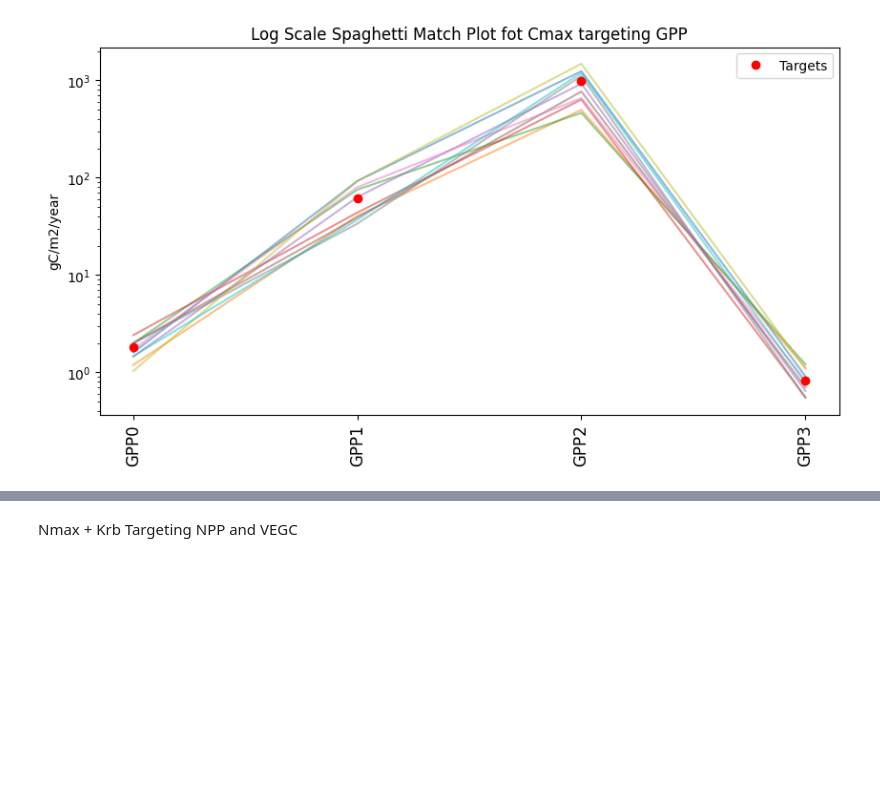
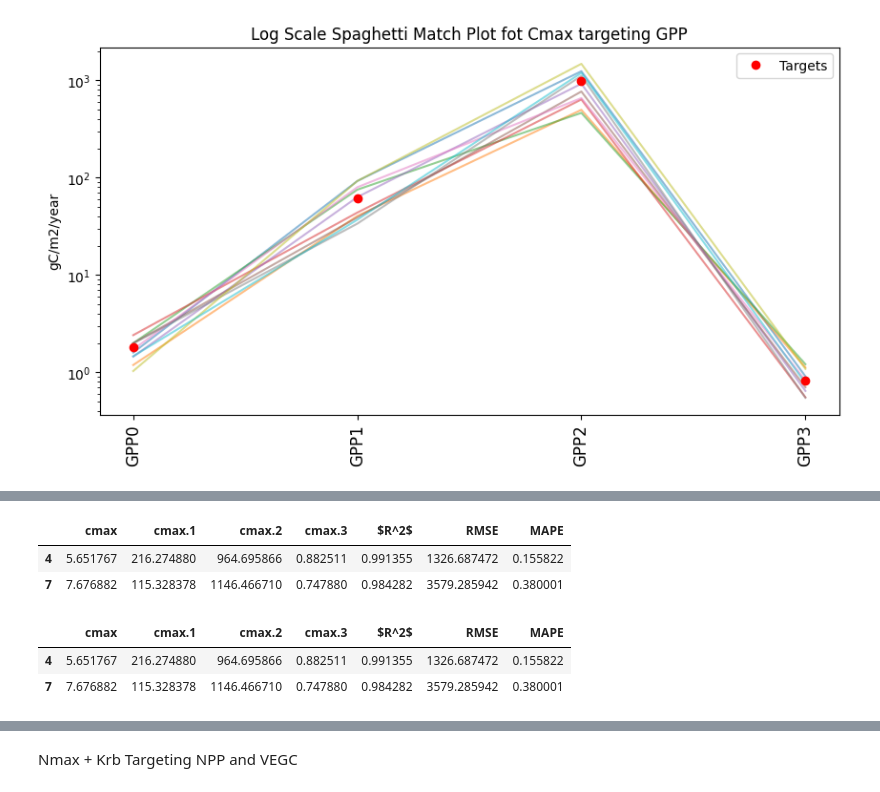
Before and after one commit to whrc/MADS-TEM-calibration, a Jupyter notebook: Template_SA_Figures.ipynb, the cells around one changed output, grey strips where cells are left out. Cells and saved outputs as stored; diff of their text form; code cells hidden in the pictures; blank space fills up the shorter version.

Commit message:
add error to tables, print ranges

```diff
--- a/Template_SA_Figures.ipynb
+++ b/Template_SA_Figures.ipynb
@@ -41,0 +44,15 @@ rmse=ut.plot_r2_rmse(df_model)
+# %%
+xparams, ymodel =  ut.get_params_r2_rmse(df_param,df_model,r2lim=0.97)
+xparams
+# %% [output]
+|  | cmax | cmax.1 | cmax.2 | cmax.3 | $R^2$ | RMSE | MAPE |
+| 4 | 5.651767 | 216.274880 | 964.695866 | 0.882511 | 0.991355 | 1326.687472 | 0.155822 |
+| 7 | 7.676882 | 115.328378 | 1146.466710 | 0.747880 | 0.984282 | 3579.285942 | 0.380001 |
+# %%
+best=xparams[xparams.MAPE<1]
+best_model=ymodel[xparams.MAPE<1]
+best
+# %% [output]
+|  | cmax | cmax.1 | cmax.2 | cmax.3 | $R^2$ | RMSE | MAPE |
+| 4 | 5.651767 | 216.274880 | 964.695866 | 0.882511 | 0.991355 | 1326.687472 | 0.155822 |
+| 7 | 7.676882 | 115.328378 | 1146.466710 | 0.747880 | 0.984282 | 3579.285942 | 0.380001 |
```
Also changed, not shown: parts of 4 cells of this notebook.
